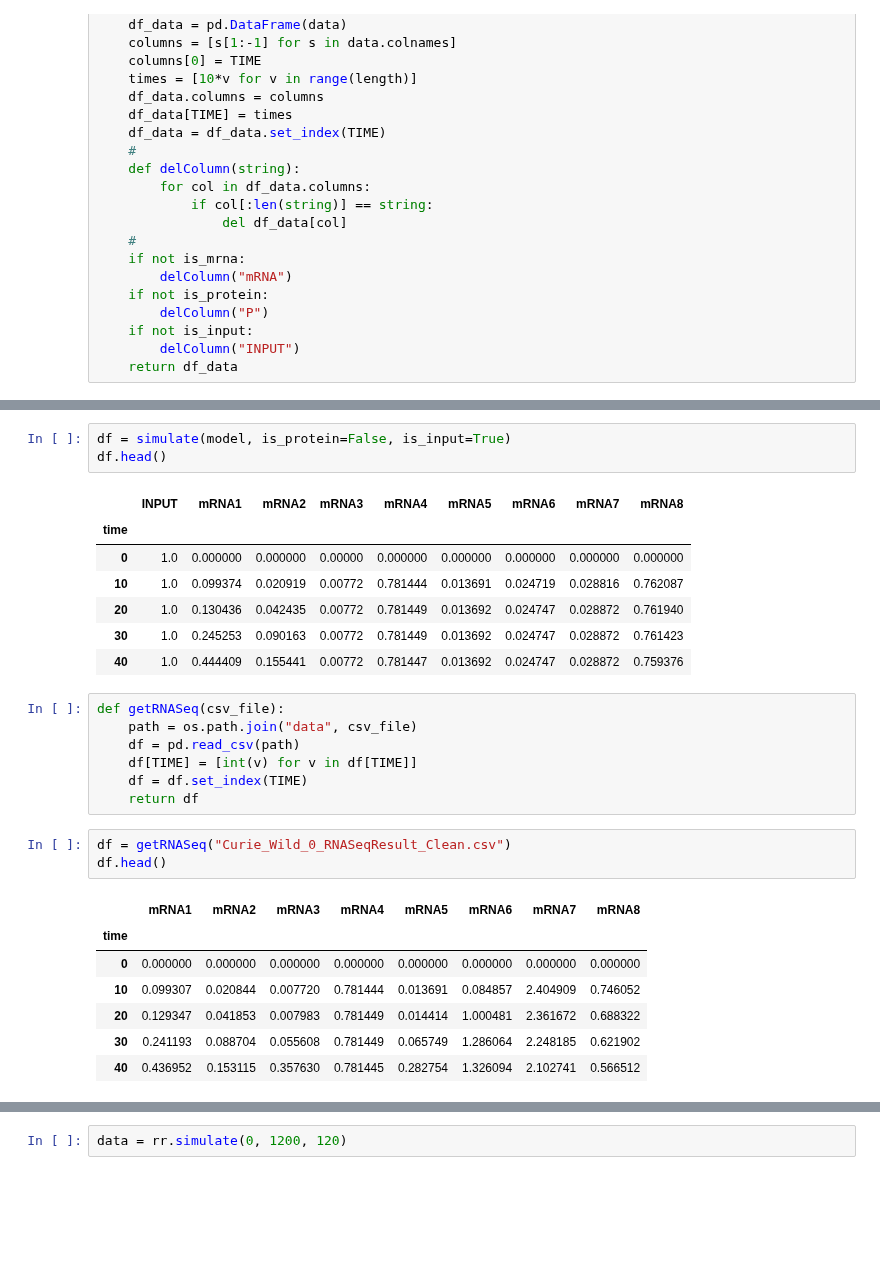
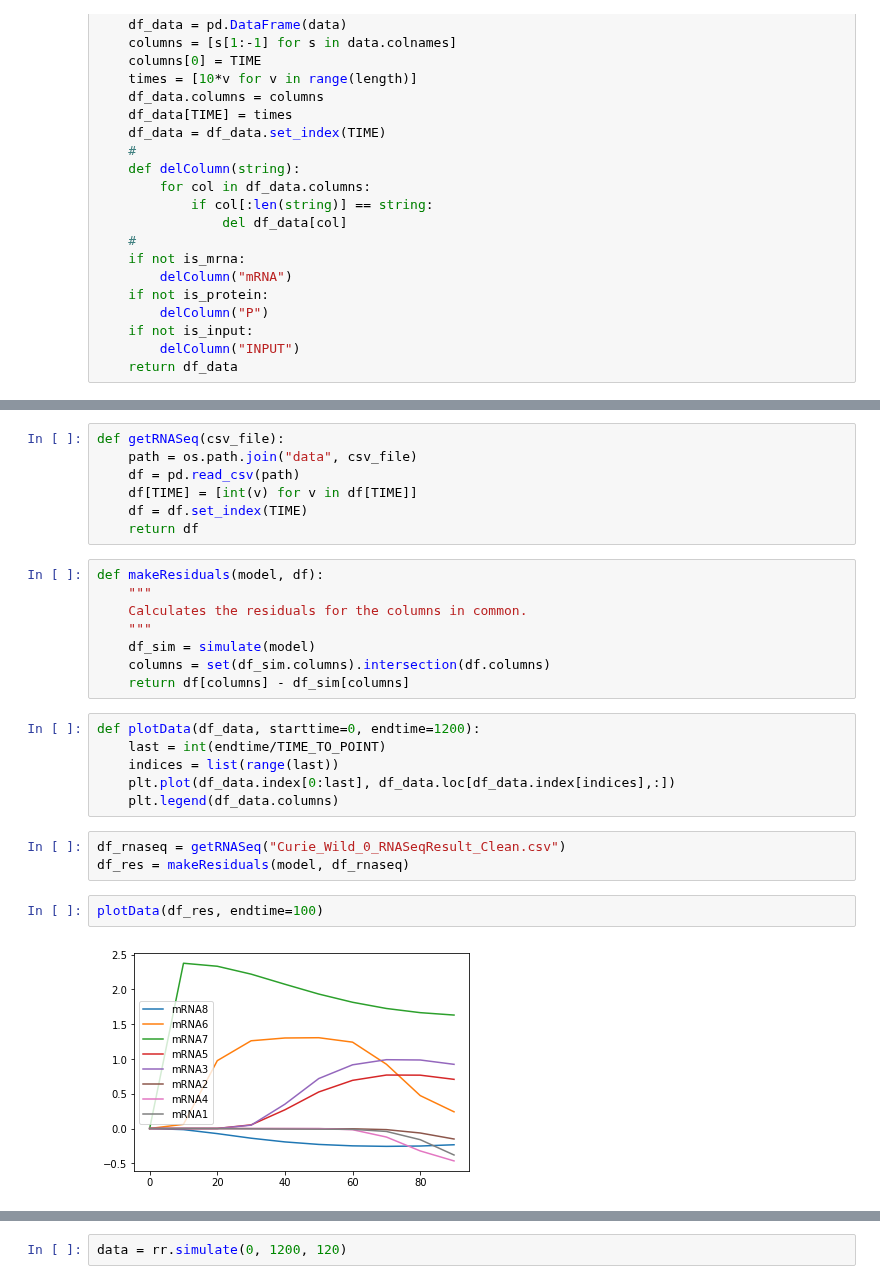
Before and after one commit to ModelEngineering/advancing-biomedical-models, a Jupyter notebook: ModelingGame/ModelingGame.ipynb, the cells around one changed output, grey strips where cells are left out. Saved outputs shown, nothing was run; the diff lists cells and outputs as text; blank space fills up the shorter version.

```diff
--- a/ModelingGame/ModelingGame.ipynb
+++ b/ModelingGame/ModelingGame.ipynb
@@ -159,14 +293,3 @@ a[:2]
-# %%
-df = simulate(model, is_protein=False, is_input=True)
-df.head()
-# %% [output]
-|  | INPUT | mRNA1 | mRNA2 | mRNA3 | mRNA4 | mRNA5 | mRNA6 | mRNA7 | mRNA8 |
-| time |  |  |  |  |  |  |  |  |  |
-| 0 | 1.0 | 0.000000 | 0.000000 | 0.00000 | 0.000000 | 0.000000 | 0.000000 | 0.000000 | 0.000000 |
-| 10 | 1.0 | 0.099374 | 0.020919 | 0.00772 | 0.781444 | 0.013691 | 0.024719 | 0.028816 | 0.762087 |
-| 20 | 1.0 | 0.130436 | 0.042435 | 0.00772 | 0.781449 | 0.013692 | 0.024747 | 0.028872 | 0.761940 |
-| 30 | 1.0 | 0.245253 | 0.090163 | 0.00772 | 0.781449 | 0.013692 | 0.024747 | 0.028872 | 0.761423 |
-| 40 | 1.0 | 0.444409 | 0.155441 | 0.00772 | 0.781447 | 0.013692 | 0.024747 | 0.028872 | 0.759376 |
 # %%
 def getRNASeq(csv_file):
     path = os.path.join("data", csv_file)
@@ -174,14 +297,24 @@ def getRNASeq(csv_file):
     df[TIME] = [int(v) for v in df[TIME]]
     df = df.set_index(TIME)
     return df
-# %%
-df = getRNASeq("Curie_Wild_0_RNASeqResult_Clean.csv")
-df.head()
-# %% [output]
-|  | mRNA1 | mRNA2 | mRNA3 | mRNA4 | mRNA5 | mRNA6 | mRNA7 | mRNA8 |
-| time |  |  |  |  |  |  |  |  |
-| 0 | 0.000000 | 0.000000 | 0.000000 | 0.000000 | 0.000000 | 0.000000 | 0.000000 | 0.000000 |
-| 10 | 0.099307 | 0.020844 | 0.007720 | 0.781444 | 0.013691 | 0.084857 | 2.404909 | 0.746052 |
-| 20 | 0.129347 | 0.041853 | 0.007983 | 0.781449 | 0.014414 | 1.000481 | 2.361672 | 0.688322 |
-| 30 | 0.241193 | 0.088704 | 0.055608 | 0.781449 | 0.065749 | 1.286064 | 2.248185 | 0.621902 |
-| 40 | 0.436952 | 0.153115 | 0.357630 | 0.781445 | 0.282754 | 1.326094 | 2.102741 | 0.566512 |
+# %%
+def makeResiduals(model, df):
+    """
+    Calculates the residuals for the columns in common.
+    """
+    df_sim = simulate(model)
+    columns = set(df_sim.columns).intersection(df.columns)
+    return df[columns] - df_sim[columns]
+# %%
+def plotData(df_data, starttime=0, endtime=1200):
+    last = int(endtime/TIME_TO_POINT)
+    indices = list(range(last))
+    plt.plot(df_data.index[0:last], df_data.loc[df_data.index[indices],:])
+    plt.legend(df_data.columns)
+# %%
+df_rnaseq = getRNASeq("Curie_Wild_0_RNASeqResult_Clean.csv")
+df_res = makeResiduals(model, df_rnaseq)
+# %%
+plotData(df_res, endtime=100)
+# %% [output]
+[figure, added]
```
Also changed, not shown: parts of 15 cells of this notebook.
